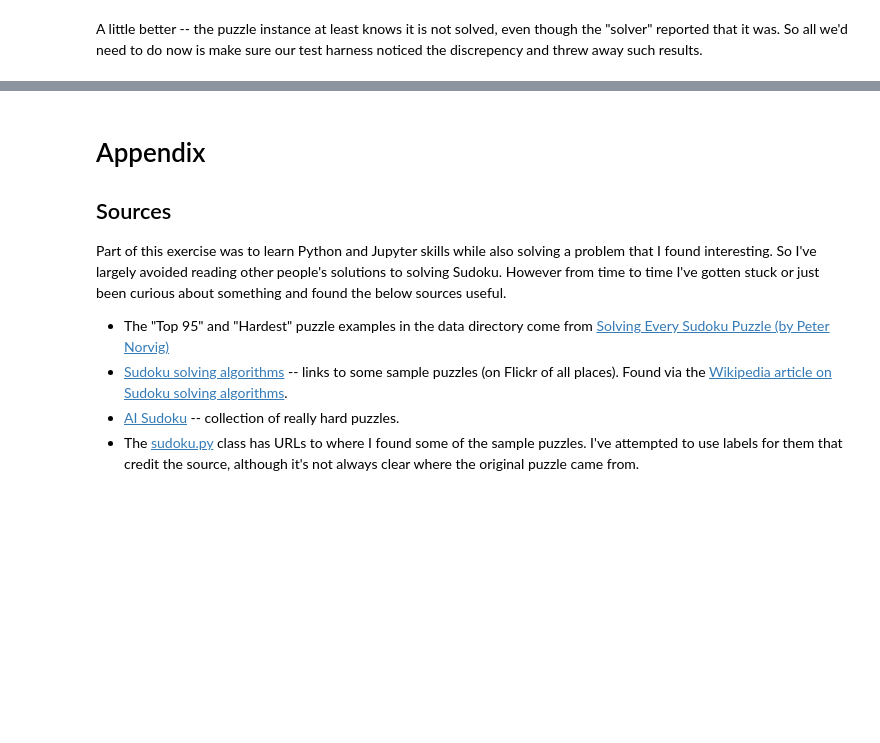
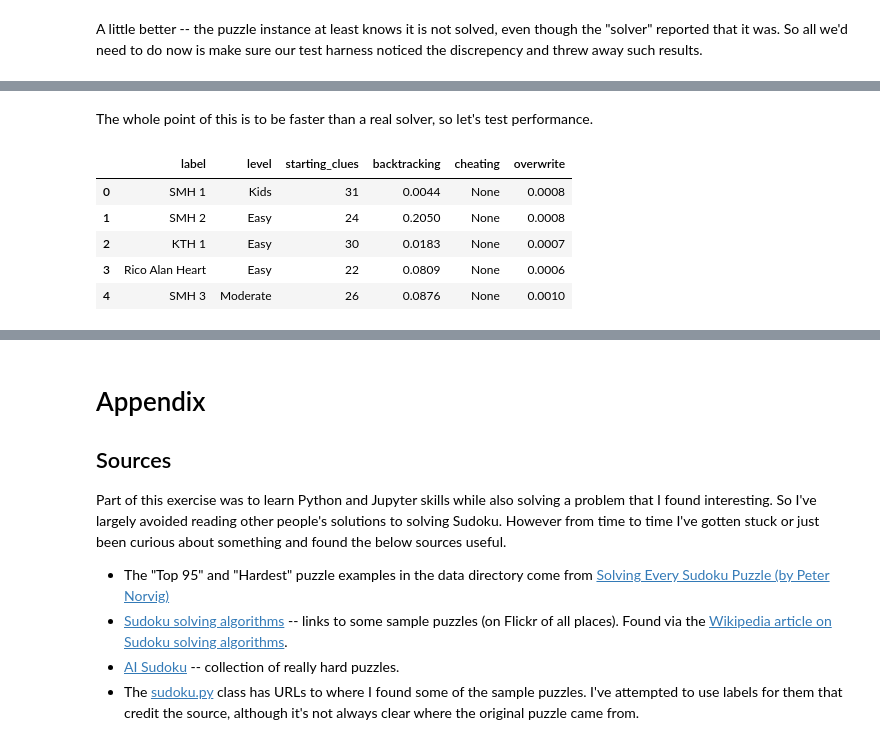
Before and after one commit to hissohathair/puzzle-solvers, a Jupyter notebook: Sudoku Solver.ipynb, the cells around one changed output, grey strips where cells are left out. Drawn from its saved outputs; the diff is of its cells as text; code cells hidden in the pictures; blank space fills up the shorter version.

```diff
--- a/Sudoku Solver.ipynb
+++ b/Sudoku Solver.ipynb
@@ -403,0 +395,11 @@ Hang on a sec...I can fix that...
+# %%
+class CheatingSolver(pg.ConstraintSolver):
+    def solve(self, puzzle):
+        """Write some random value into empty cells"""
+        for i in range(puzzle.max_value()):
+            for j in range(puzzle.max_value()):
+                if puzzle.is_empty(i, j):
+                    # can't use set() because it checks validity!
+                    puzzle._grid[i][j] = 1
+        puzzle._num_empty_cells = 0
+        return True
@@ -403,0 +423,12 @@ Hang on a sec...I can fix that...
+# %%
+class CheatingSolver(pg.ConstraintSolver):
+    def solve(self, puzzle):
+        """Write a pre-solved puzzle in over the top of the provided one"""
+        starting_values = [0, 3, 6, 1, 4, 7, 2, 5, 8]
+        max_value = puzzle.max_value()
+        puzzle.clear_all()
+        for i in range(max_value):
+            for j in range(max_value):
+                #print(i, j, (starting_values[i] + j) % max_value + 1)
+                puzzle.set(i, j, (starting_values[i] + j) % max_value + 1)
+        return True
@@ -403,0 +442,14 @@ Hang on a sec...I can fix that...
+# %% [markdown]
+The whole point of this is to be faster than a real solver, so let's test performance.
+# %%
+method = 'overwrite'
+pt.run_tests(solver, method)
+df = pd.DataFrame(pt.get_test_results())
+df
+# %% [output]
+|  | label | level | starting_clues | backtracking | cheating | overwrite |
+| 0 | SMH 1 | Kids | 31 | 0.0044 | None | 0.0008 |
+| 1 | SMH 2 | Easy | 24 | 0.2050 | None | 0.0008 |
+| 2 | KTH 1 | Easy | 30 | 0.0183 | None | 0.0007 |
+| 3 | Rico Alan Heart | Easy | 22 | 0.0809 | None | 0.0006 |
+| 4 | SMH 3 | Moderate | 26 | 0.0876 | None | 0.0010 |
```
Also changed, not shown: parts of 32 cells of this notebook, 1 other file.
